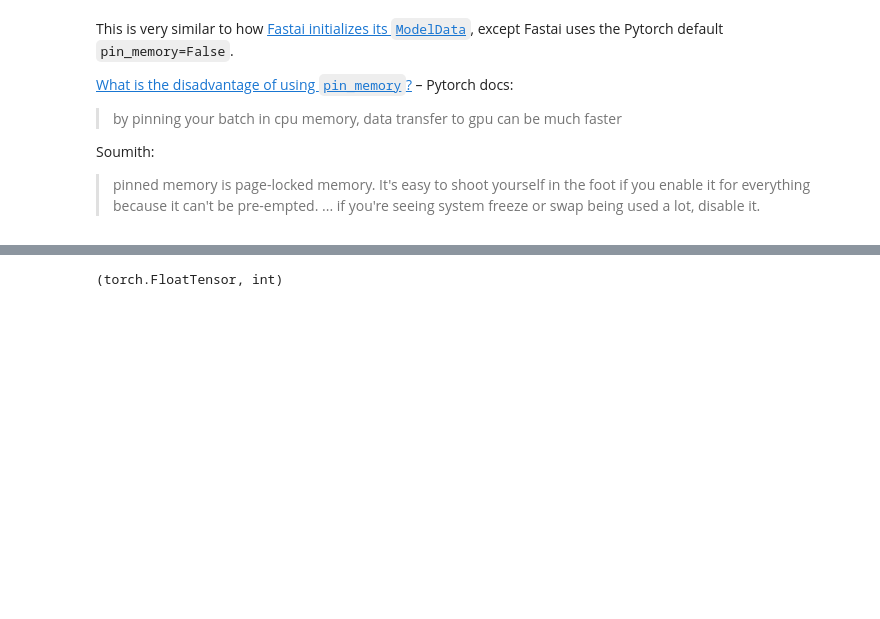
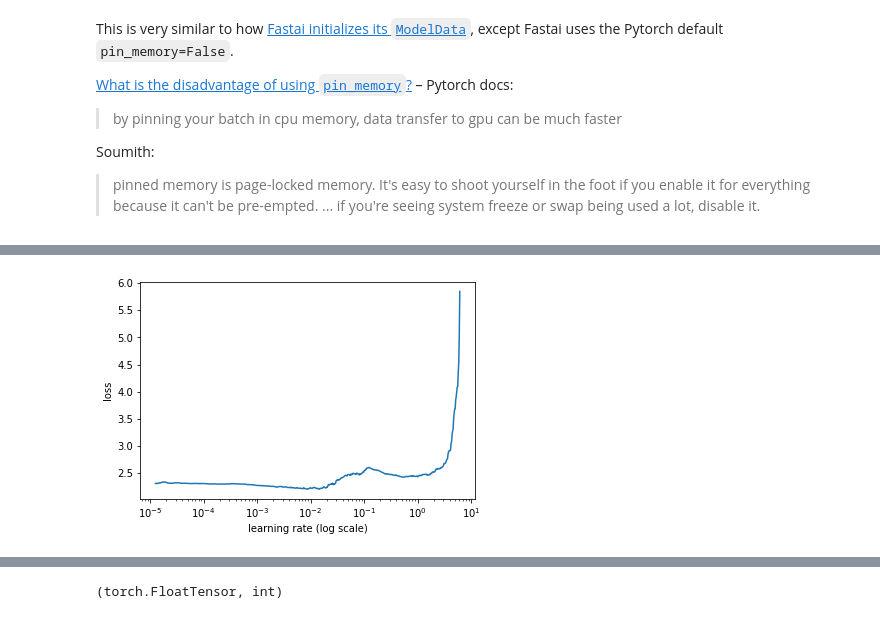
Before and after one commit to WNoxchi/deeplearningstudy, a Jupyter notebook: research/cifar10-baseline-codealong.ipynb, the cells around one changed output, grey strips where cells are left out. Cells and saved outputs as stored; diff of their text form; code cells hidden in the pictures; blank space fills up the shorter version.

Commit message:
working on tensor dataloader issue

```diff
--- a/research/cifar10-baseline-codealong.ipynb
+++ b/research/cifar10-baseline-codealong.ipynb
@@ -20,3 +20,13 @@ PATH = Path("data/cifar10")
 # %%
 classes = ('plane', 'car', 'bird', 'cat', 'deer', 'dog', 'frog', 'horse', 'ship', 'truck')
 stats = (np.array([ 0.4914 ,  0.48216,  0.44653]), np.array([ 0.24703,  0.24349,  0.26159]))
+# %%
+## temp small dataset for fast iteration
+# import cifar_utils
+# PATH = cifar_utils.create_cifar_subset(PATH, copydirs=['train','test'], p=0.1)
+PATH = Path("data/cifar10_tmp")
+# %%
+## Aside: making a small subset of the dataset for fast troubleshooting
+## also bc idk how to marry pytorch dataloaders w/ csv's yet.
+import cifar_utils
+PATH = cifar_utils.create_cifar_subset(PATH, copydirs=['train','test'], p=0.1)
@@ -35,7 +45,7 @@ def get_loaders(bs, num_workers):
     traindir = str(PATH/'train')
     valdir   = str(PATH/'test')
     tfms     = [transforms.ToTensor(),
-                transforms.Normalize(stats[0], stats[1])]
+                transforms.Normalize(*stats)]
                 #transforms.Normalize((0.4914, 0.4822, 0.4465), (0.2023, 0.1994, 0.2010))]
     aug_tfms = transforms.Compose([
             transforms.RandomCrop(32, padding=4),
@@ -47,11 +57,19 @@ def get_loaders(bs, num_workers):
     aug_dataset   = datasets.ImageFolder(valdir, aug_tfms)
 
     train_loader = torch.utils.data.DataLoader(
-        train_dataset, batch_size=bs, shuffle=True, num_workers=num_workers, pin_memory=True)
+        train_dataset, batch_size=bs, shuffle=True, num_workers=num_workers, pin_memory=False)
     val_loader   = torch.utils.data.DataLoader(
-        val_dataset, batch_size=bs, shuffle=False, num_workers=num_workers, pin_memory=True)
+        val_dataset, batch_size=bs, shuffle=False, num_workers=num_workers, pin_memory=False)
     aug_loader   = torch.utils.data.DataLoader(
-        aug_dataset, batch_size=bs, shuffle=False, num_workers=num_workers, pin_memory=True)
+        aug_dataset, batch_size=bs, shuffle=False, num_workers=num_workers, pin_memory=False)
+
+    ## NOTE--didnt work: Want automated GPU/CPU handling so using fastai dataloaders
+#     train_loader = DataLoader(train_dataset, batch_size=bs, shuffle=True,
+#                               num_workers=num_workers, pin_memory=True)
+#     val_loader   = DataLoader(val_dataset, batch_size=bs, shuffle=False,
+#                               num_workers=num_workers, pin_memory=True)
+#     aug_loader   = DataLoader(aug_dataset, batch_size=bs, shuffle=False,
+#                               num_workers=num_workers, pin_memory=True)
 
     return train_loader, val_loader, aug_loader
 # %% [markdown]
@@ -84,0 +186,5 @@ def get_TTA_accuracy(learn):
+# %%
+learner = get_learner(wrn_22(), 8)
+learner.lr_find(wds=1e-4)
+learner.sched.plot(n_skip_end=1)
+# %% [output]
@@ -84,0 +192 @@ def get_TTA_accuracy(learn):
+[figure, added]
```
Also changed, not shown: parts of 50 cells of this notebook, 1 other file.
